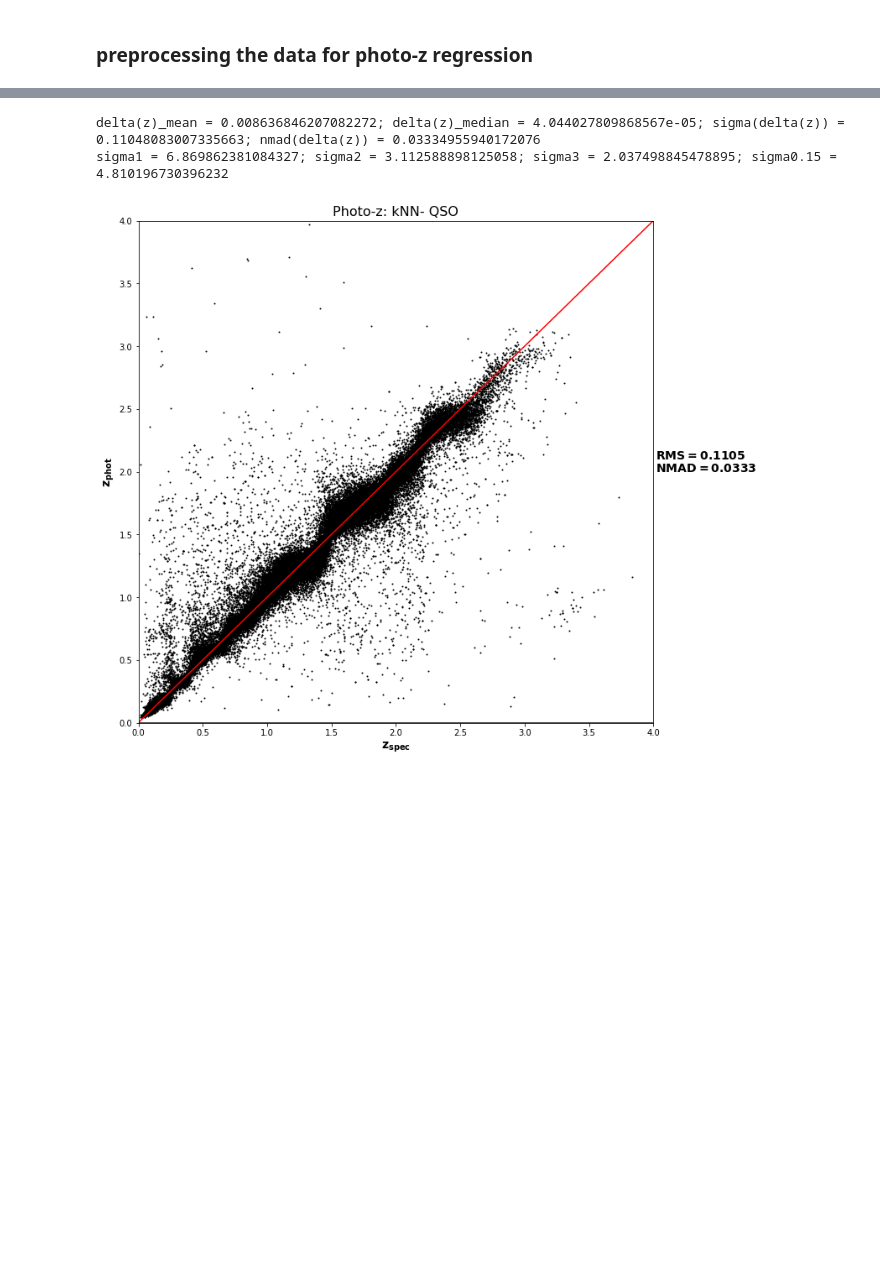
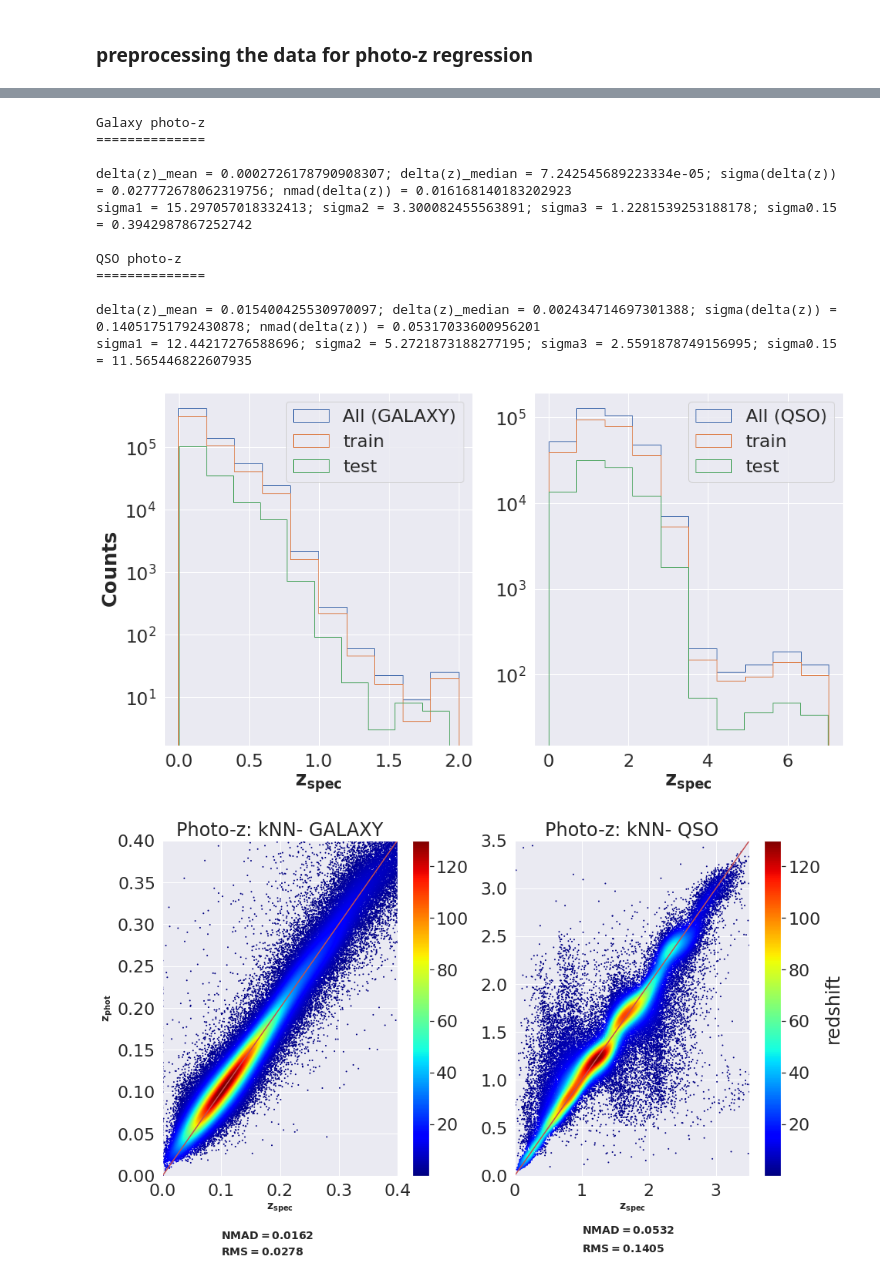
Before and after one commit to mofokeng-chaka/Classification-Photo-z_Regression_Demo, a Jupyter notebook: Multi-Wavelength_Classification_and_Regression.ipynb, the cells around one changed output, grey strips where cells are left out. Cells and saved outputs as stored; diff of their text form; code cells hidden in the pictures; blank space fills up the shorter version.

```diff
--- a/Multi-Wavelength_Classification_and_Regression.ipynb
+++ b/Multi-Wavelength_Classification_and_Regression.ipynb
@@ -519,7 +592,7 @@ def feature_importance(cl,importance,x_tr, x_t, y_tr, y_t,thresh=0.15):
 # %%
 #Loading data from the catalogue
 #in this case the file is in the same directory as the jupyter notebook
-file = osp.join("../Hons/","sdss_all_small_dr16_allwise_red.fits.gz") #to specify your own "path/to/file"
+file = osp.join("/idia/projects/hippo/astroml/data/","sdss_all_small_dr16_allwise_red.fits.gz") #to specify your own "path/to/file"
                                                                #change the first parameter (".")
 
 fp = pf.open(file, memmap=True)
@@ -833,9 +1051,21 @@ sigma1 = 18.30428531115202; sigma2 = 3.438730397624199; sigma3 = 0.8707687759517
+# %%
+# kNearestRegressor
+# using 10 nearest neighbors
+#kg = KNeighborsRegressor(n_neighbors=result.best_params_['n_neighbors'], weights=result.best_params_['weights'], algorithm=result.best_params_['algorithm'],leaf_size=result.best_params_['leaf_size'],metric=result.best_params_['metric'])
+kg = KNeighborsRegressor(10)
 # %%
-# kNearestRegressor
-# using 10 nearest neighbors
-kg = KNeighborsRegressor(n_neighbors=10, weights='uniform')
-regressor(kg,x_data,y_data, i_gal, i_qso, 'kNN', '', [[0.0,4.0],[0.0,4.0]])
+regressor(kg,x_data,y_data, i_gal, i_qso, 'kNN', show_distribution=True, density_plot=True, lim1=[[0.0,0.4],[0.0,0.4]],lim2=[[0.0,3.5],[0.0,3.5]])
 # %% [output]
-delta(z)_mean = 0.008636846207082272; delta(z)_median = 4.044027809868567e-05; sigma(delta(z)) = 0.11048083007335663; nmad(delta(z)) = 0.03334955940172076
-sigma1 = 6.869862381084327; sigma2 = 3.112588898125058; sigma3 = 2.037498845478895; sigma0.15 = 4.810196730396232
+Galaxy photo-z
+==============
+
+delta(z)_mean = 0.0002726178790908307; delta(z)_median = 7.242545689223334e-05; sigma(delta(z)) = 0.027772678062319756; nmad(delta(z)) = 0.016168140183202923
+sigma1 = 15.297057018332413; sigma2 = 3.300082455563891; sigma3 = 1.2281539253188178; sigma0.15 = 0.3942987867252742
+
+QSO photo-z
+==============
+
+delta(z)_mean = 0.015400425530970097; delta(z)_median = 0.002434714697301388; sigma(delta(z)) = 0.14051751792430878; nmad(delta(z)) = 0.05317033600956201
+sigma1 = 12.44217276588696; sigma2 = 5.2721873188277195; sigma3 = 2.5591878749156995; sigma0.15 = 11.565446822607935
-[figure, old version]
+[figure, new version]
+[figure, added]
```
Also changed, not shown: parts of 45 cells of this notebook.
